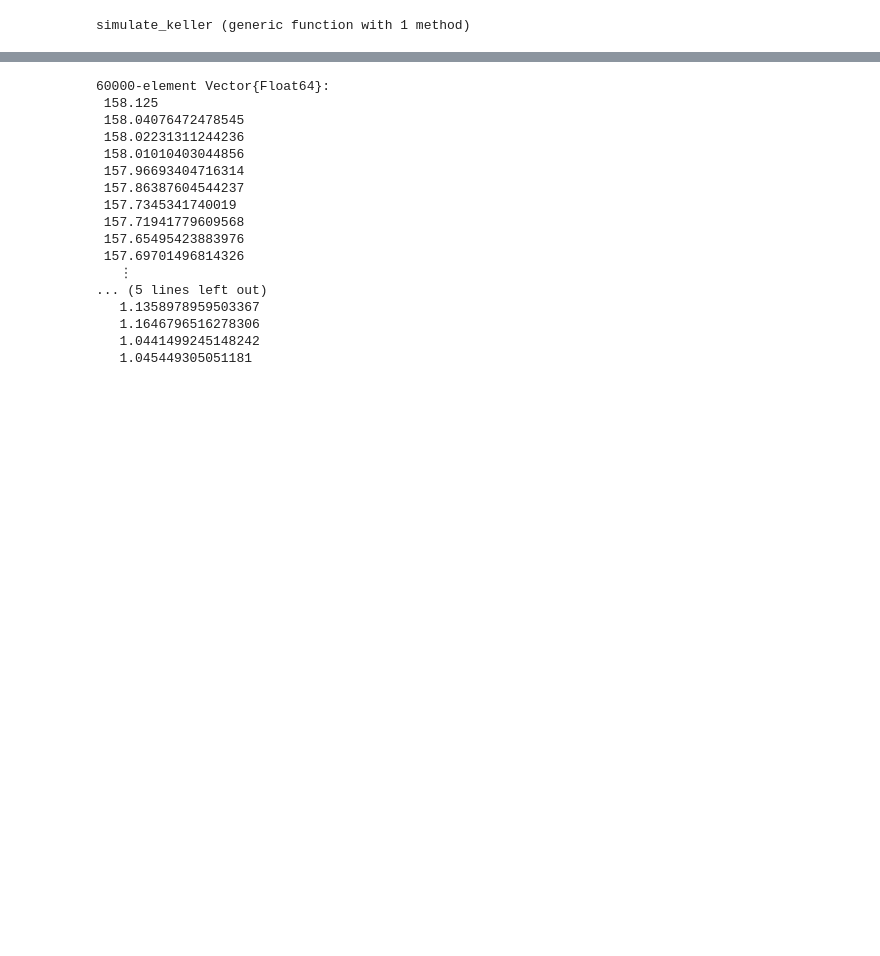
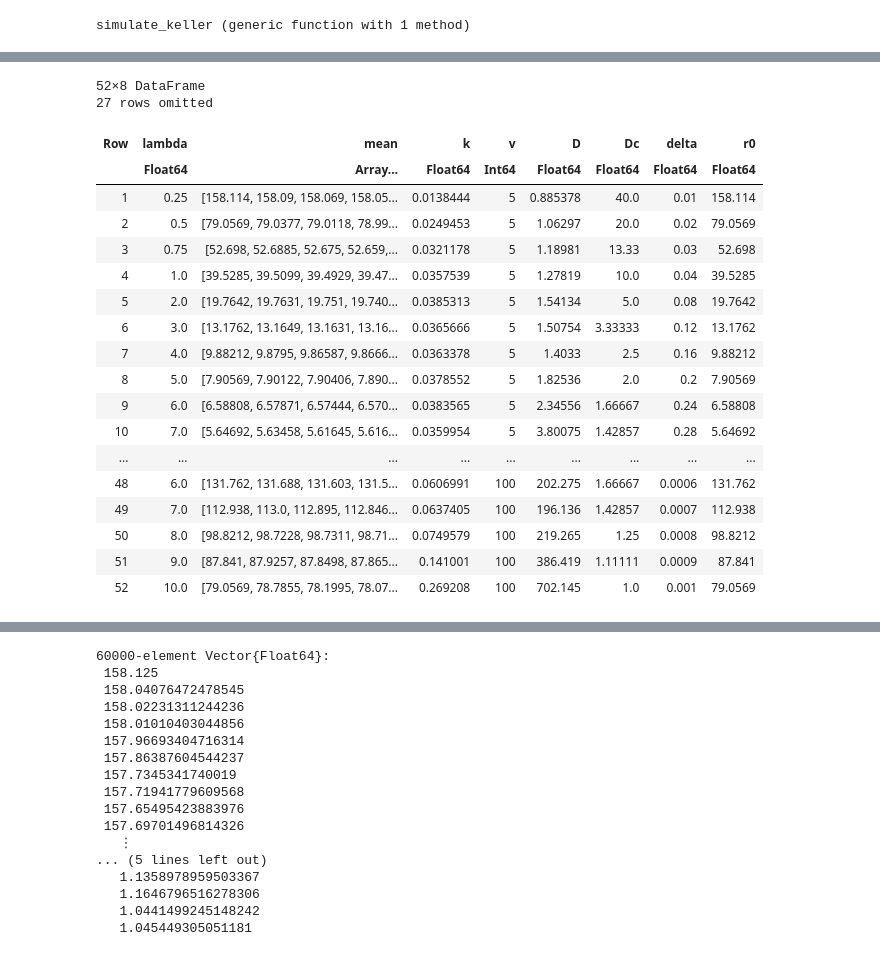
Before and after one commit to jmarib/CellBasedModels.jl, a Jupyter notebook: examples/keller_segel.ipynb, the cells around one changed output, grey strips where cells are left out. Saved outputs shown, nothing was run; the diff lists cells and outputs as text; code cells hidden in the pictures; blank space fills up the shorter version.

```diff
--- a/examples/keller_segel.ipynb
+++ b/examples/keller_segel.ipynb
@@ -49,0 +113,23 @@ simulate_keller (generic function with 1 method)
+# %%
+mean_traj = run_simulations_and_get_means(dc_delta, metrics_combined)
+# %% [output]
+52×8 DataFrame
+27 rows omitted
+| Row | lambda | mean | k | v | D | Dc | delta | r0 |
+|  | Float64 | Array… | Float64 | Int64 | Float64 | Float64 | Float64 | Float64 |
+| 1 | 0.25 | [158.114, 158.09, 158.069, 158.05... | 0.0138444 | 5 | 0.885378 | 40.0 | 0.01 | 158.114 |
+| 2 | 0.5 | [79.0569, 79.0377, 79.0118, 78.99... | 0.0249453 | 5 | 1.06297 | 20.0 | 0.02 | 79.0569 |
+| 3 | 0.75 | [52.698, 52.6885, 52.675, 52.659,... | 0.0321178 | 5 | 1.18981 | 13.33 | 0.03 | 52.698 |
+| 4 | 1.0 | [39.5285, 39.5099, 39.4929, 39.47... | 0.0357539 | 5 | 1.27819 | 10.0 | 0.04 | 39.5285 |
+| 5 | 2.0 | [19.7642, 19.7631, 19.751, 19.740... | 0.0385313 | 5 | 1.54134 | 5.0 | 0.08 | 19.7642 |
+| 6 | 3.0 | [13.1762, 13.1649, 13.1631, 13.16... | 0.0365666 | 5 | 1.50754 | 3.33333 | 0.12 | 13.1762 |
+| 7 | 4.0 | [9.88212, 9.8795, 9.86587, 9.8666... | 0.0363378 | 5 | 1.4033 | 2.5 | 0.16 | 9.88212 |
+| 8 | 5.0 | [7.90569, 7.90122, 7.90406, 7.890... | 0.0378552 | 5 | 1.82536 | 2.0 | 0.2 | 7.90569 |
+| 9 | 6.0 | [6.58808, 6.57871, 6.57444, 6.570... | 0.0383565 | 5 | 2.34556 | 1.66667 | 0.24 | 6.58808 |
+| 10 | 7.0 | [5.64692, 5.63458, 5.61645, 5.616... | 0.0359954 | 5 | 3.80075 | 1.42857 | 0.28 | 5.64692 |
+| ... | ... | ... | ... | ... | ... | ... | ... | ... |
+| 48 | 6.0 | [131.762, 131.688, 131.603, 131.5... | 0.0606991 | 100 | 202.275 | 1.66667 | 0.0006 | 131.762 |
+| 49 | 7.0 | [112.938, 113.0, 112.895, 112.846... | 0.0637405 | 100 | 196.136 | 1.42857 | 0.0007 | 112.938 |
+| 50 | 8.0 | [98.8212, 98.7228, 98.7311, 98.71... | 0.0749579 | 100 | 219.265 | 1.25 | 0.0008 | 98.8212 |
+| 51 | 9.0 | [87.841, 87.9257, 87.8498, 87.865... | 0.141001 | 100 | 386.419 | 1.11111 | 0.0009 | 87.841 |
+| 52 | 10.0 | [79.0569, 78.7855, 78.1995, 78.07... | 0.269208 | 100 | 702.145 | 1.0 | 0.001 | 79.0569 |
```
Also changed, not shown: parts of 8 cells of this notebook, 1 other file.
